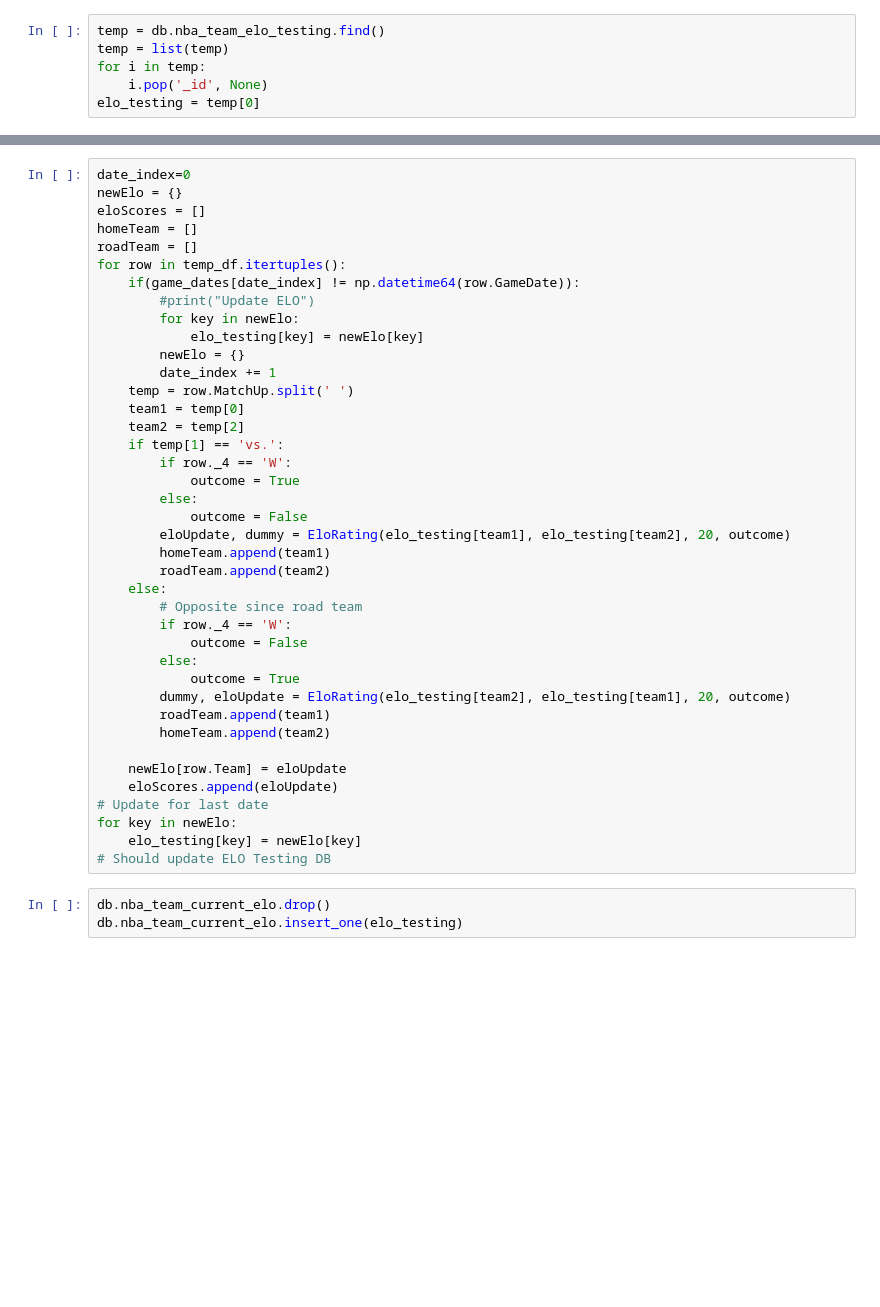
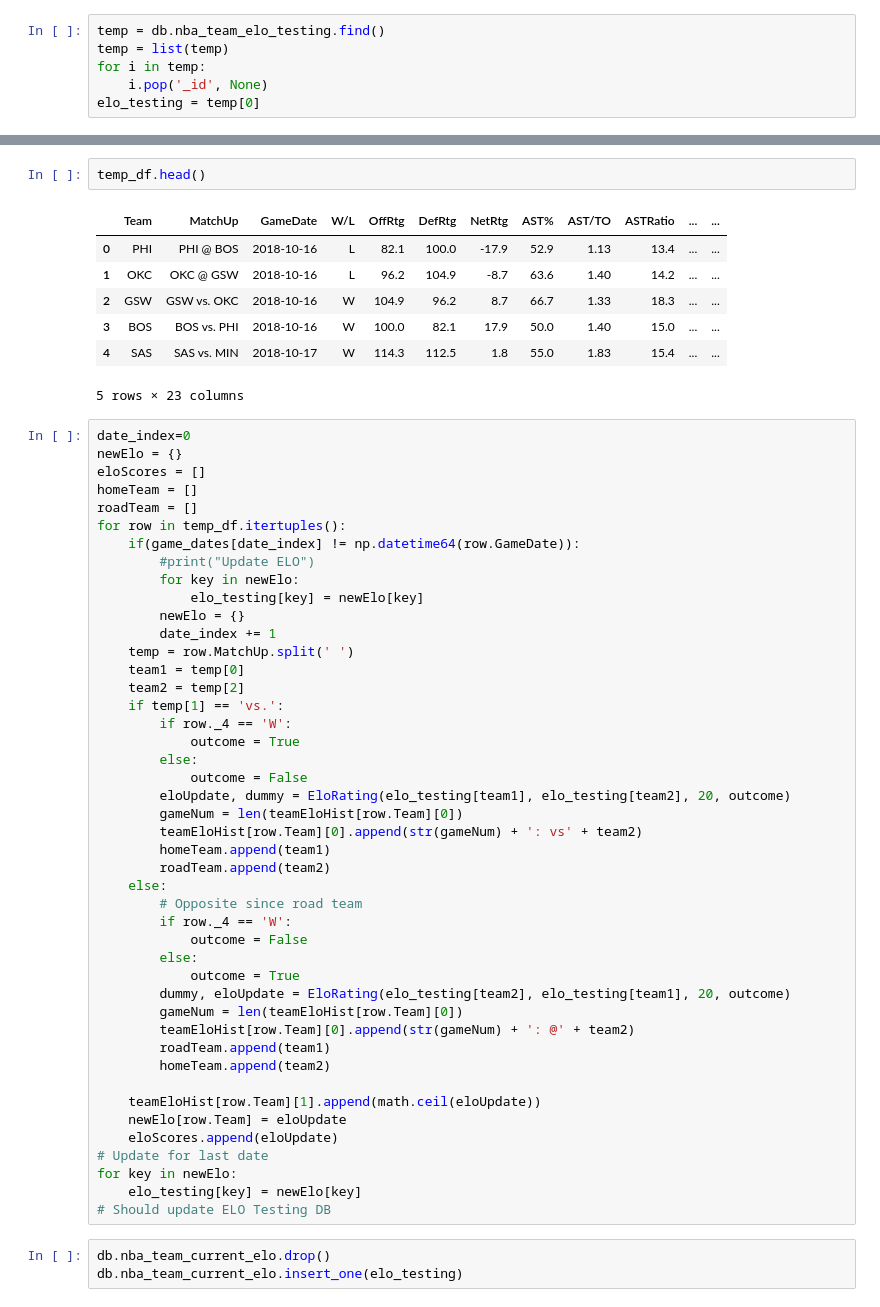
Before and after one commit to charlehl/project-three-nba-predict, a Jupyter notebook: exploratory/score_predict.ipynb, the cells around one changed output, grey strips where cells are left out. Saved outputs shown, nothing was run; the diff lists cells and outputs as text; blank space fills up the shorter version.

```diff
--- a/exploratory/score_predict.ipynb
+++ b/exploratory/score_predict.ipynb
@@ -817,3 +890,13 @@ elo_testing = temp[0]
+# %%
+temp_df.head()
+# %% [output]
+|  | Team | MatchUp | GameDate | W/L | OffRtg | DefRtg | NetRtg | AST% | AST/TO | ASTRatio | ... | ... |
+| 0 | PHI | PHI @ BOS | 2018-10-16 | L | 82.1 | 100.0 | -17.9 | 52.9 | 1.13 | 13.4 | ... | ... |
+| 1 | OKC | OKC @ GSW | 2018-10-16 | L | 96.2 | 104.9 | -8.7 | 63.6 | 1.40 | 14.2 | ... | ... |
+| 2 | GSW | GSW vs. OKC | 2018-10-16 | W | 104.9 | 96.2 | 8.7 | 66.7 | 1.33 | 18.3 | ... | ... |
+| 3 | BOS | BOS vs. PHI | 2018-10-16 | W | 100.0 | 82.1 | 17.9 | 50.0 | 1.40 | 15.0 | ... | ... |
+| 4 | SAS | SAS vs. MIN | 2018-10-17 | W | 114.3 | 112.5 | 1.8 | 55.0 | 1.83 | 15.4 | ... | ... |
+5 rows × 23 columns
 # %%
 date_index=0
 newElo = {}
@@ -836,6 +919,8 @@ for row in temp_df.itertuples():
         else:
             outcome = False
         eloUpdate, dummy = EloRating(elo_testing[team1], elo_testing[team2], 20, outcome)
+        gameNum = len(teamEloHist[row.Team][0])
+        teamEloHist[row.Team][0].append(str(gameNum) + ': vs' + team2)
         homeTeam.append(team1)
         roadTeam.append(team2)
     else:
@@ -845,9 +930,12 @@ for row in temp_df.itertuples():
         else:
             outcome = True
         dummy, eloUpdate = EloRating(elo_testing[team2], elo_testing[team1], 20, outcome)
+        gameNum = len(teamEloHist[row.Team][0])
+        teamEloHist[row.Team][0].append(str(gameNum) + ': @' + team2)
         roadTeam.append(team1)
         homeTeam.append(team2)
 
+    teamEloHist[row.Team][1].append(math.ceil(eloUpdate))
     newElo[row.Team] = eloUpdate
     eloScores.append(eloUpdate)
 # Update for last date
```
Also changed, not shown: parts of 17 cells of this notebook, 6 other files.
